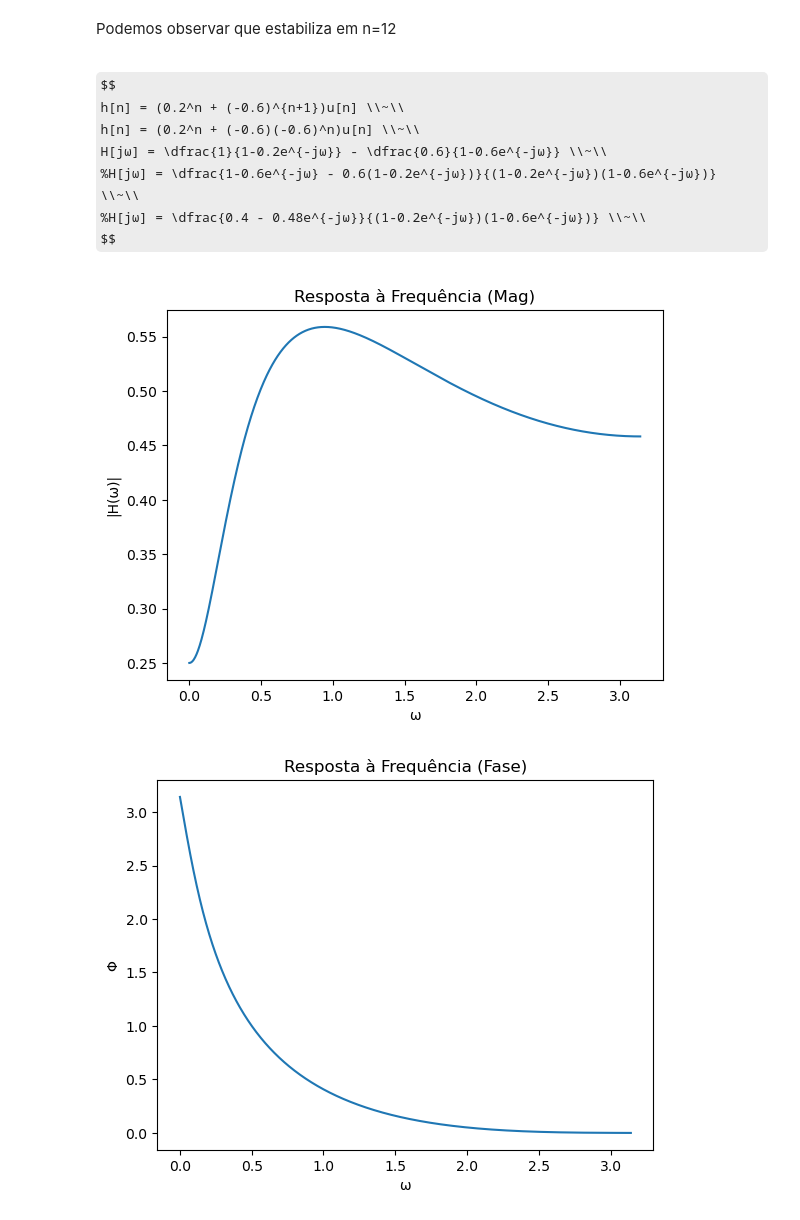
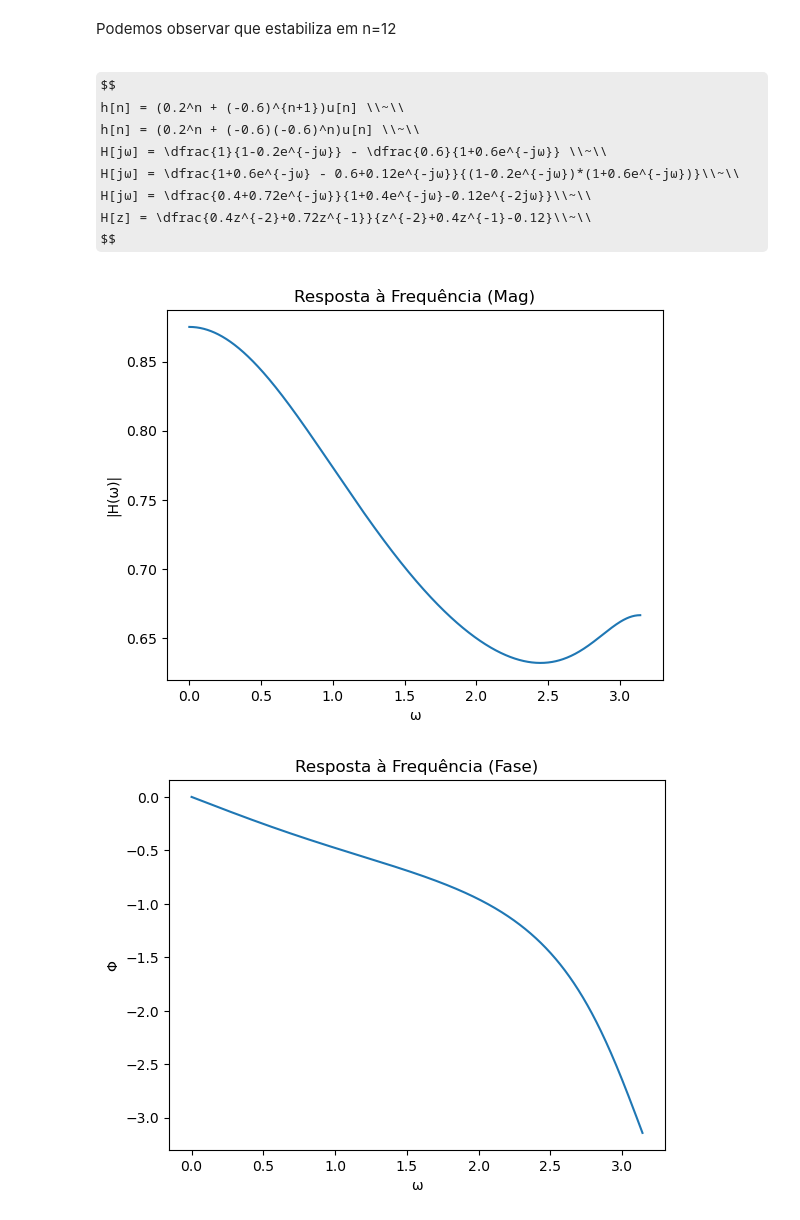
Before and after one commit to Emanuel600/Misc, a Jupyter notebook: DSP/P1_2.ipynb, the cells around one changed output. Saved outputs shown, nothing was run; the diff lists cells and outputs as text; code cells hidden in the pictures; some formulas as TeX source.

```diff
--- a/DSP/P1_2.ipynb
+++ b/DSP/P1_2.ipynb
@@ -105,21 +105,22 @@ Podemos observar que estabiliza em n=12
 $$
 h[n] = (0.2^n + (-0.6)^{n+1})u[n] \\~\\
 h[n] = (0.2^n + (-0.6)(-0.6)^n)u[n] \\~\\
-H[jω] = \dfrac{1}{1-0.2e^{-jω}} - \dfrac{0.6}{1-0.6e^{-jω}} \\~\\
-%H[jω] = \dfrac{1-0.6e^{-jω} - 0.6(1-0.2e^{-jω})}{(1-0.2e^{-jω})(1-0.6e^{-jω})} \\~\\
-%H[jω] = \dfrac{0.4 - 0.48e^{-jω}}{(1-0.2e^{-jω})(1-0.6e^{-jω})} \\~\\
+H[jω] = \dfrac{1}{1-0.2e^{-jω}} - \dfrac{0.6}{1+0.6e^{-jω}} \\~\\
+H[jω] = \dfrac{1+0.6e^{-jω} - 0.6+0.12e^{-jω}}{(1-0.2e^{-jω})*(1+0.6e^{-jω})}\\~\\
+H[jω] = \dfrac{0.4+0.72e^{-jω}}{1+0.4e^{-jω}-0.12e^{-2jω}}\\~\\
+H[z] = \dfrac{0.4z^{-2}+0.72z^{-1}}{z^{-2}+0.4z^{-1}-0.12}\\~\\
 $$
 # %%
 w = np.linspace(0, np.pi, 1000)
 j = complex(0, 1)
 s = -j*w
 ##
-H = (1/(1-0.2*np.exp(s))) - (0.6/(1 - 0.6*np.exp(s)))
+H = (1/(1-0.2*np.exp(s))) - (0.6/(1 + 0.6*np.exp(s)))
 plot_cont([abs(H), w], xl="ω", yl="|H(ω)|", title="Resposta à Frequência (Mag)")
 plot_cont([np.angle(H), w], xl="ω", yl="Φ", title="Resposta à Frequência (Fase)")
 # %% [output]
-[figure, old version]
+[figure, new version]
-[figure, old version]
+[figure, new version]
 # %%
 ## Para a Frequência de x:
 wx = 0.3*np.pi
```
Also changed, not shown: parts of 1 cell of this notebook.
